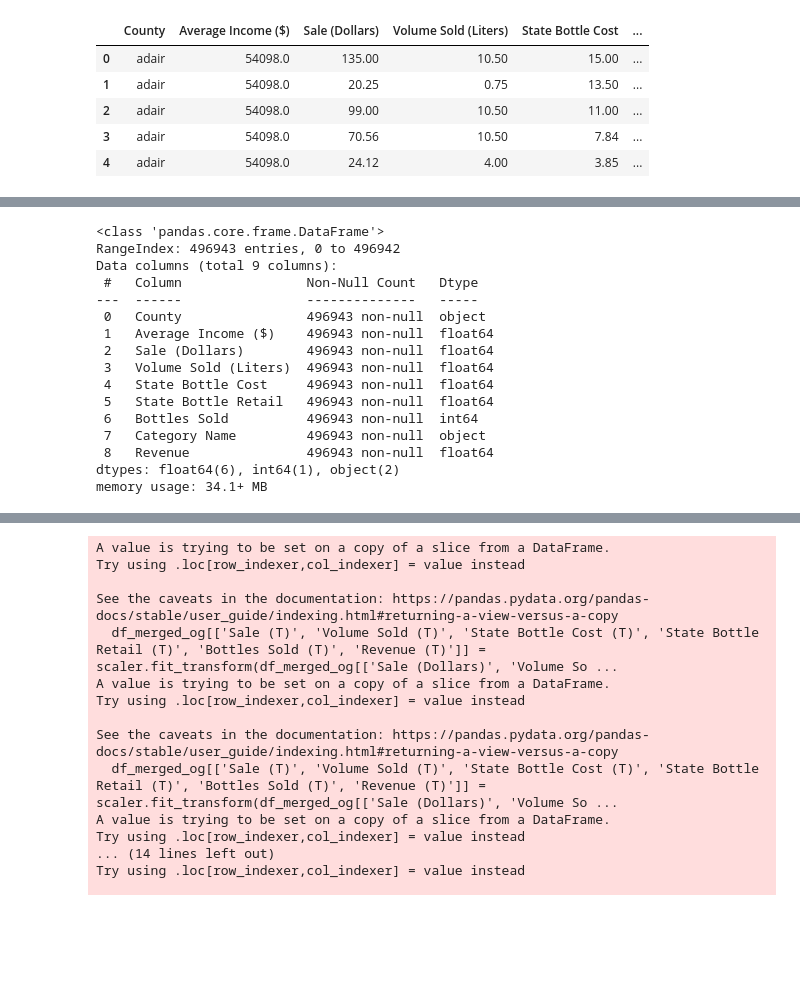
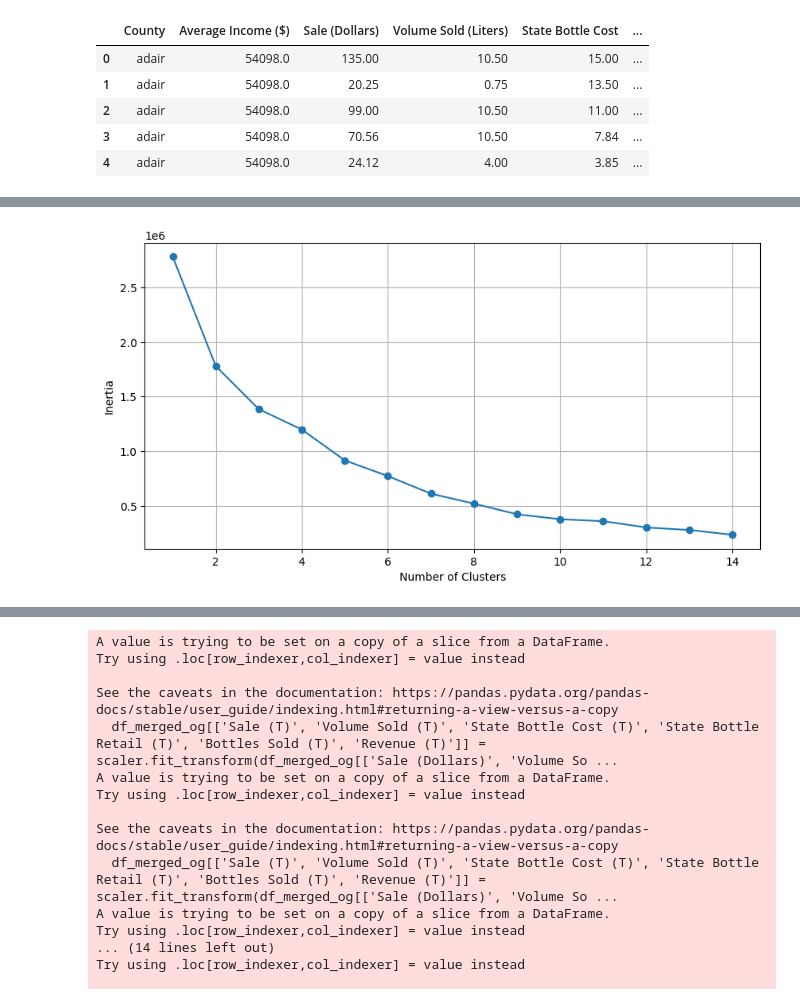
Before and after one commit to jtowgood/DAT490Capstone, a Jupyter notebook: Unsupervised_Learning.ipynb, the cells around one changed output, grey strips where cells are left out. Cells and saved outputs as stored; diff of their text form; code cells hidden in the pictures; blank space fills up the shorter version.

```diff
--- a/Unsupervised_Learning.ipynb
+++ b/Unsupervised_Learning.ipynb
@@ -78,3 +78,16 @@ df_merged.head()
 | 2 | adair | 54098.0 | 99.00 | 10.50 | 11.00 | ... |
 | 3 | adair | 54098.0 | 70.56 | 10.50 | 7.84 | ... |
 | 4 | adair | 54098.0 | 24.12 | 4.00 | 3.85 | ... |
+# %%
+#Perform PCA on data
+from sklearn.decomposition import PCA
+from sklearn.preprocessing import StandardScaler
+
+# Scale data using standard scaler
+df_scaled = pd.DataFrame(scaler.fit_transform(df_merged[['Sale (Dollars)', 'Volume Sold (Liters)', 'State Bottle Cost', 'State Bottle Retail', 'Bottles Sold', 'Revenue']]))
+#Convert to data frame
+# %%
+#Do PCA
+pca = PCA(n_components=2)
+df_pca = pd.DataFrame(pca.fit_transform(df_scaled), columns=['PC1', 'PC2'])
+df_pca.head()
@@ -275,21 +139,5 @@ plt.show()
-# %%
-#Go back to original dataset to create an autoencoder
-df_merged_og = df_merged[['County', 'Average Income ($)', 'Sale (Dollars)', 'Volume Sold (Liters)', 'State Bottle Cost', 'State Bottle Retail', 'Bottles Sold',
-                          'Category Name', 'Revenue']]
-# %% [output]
-<class 'pandas.core.frame.DataFrame'>
-RangeIndex: 496943 entries, 0 to 496942
-Data columns (total 9 columns):
- #   Column                Non-Null Count   Dtype
----  ------                --------------   -----
- 0   County                496943 non-null  object
- 1   Average Income ($)    496943 non-null  float64
- 2   Sale (Dollars)        496943 non-null  float64
- 3   Volume Sold (Liters)  496943 non-null  float64
- 4   State Bottle Cost     496943 non-null  float64
- 5   State Bottle Retail   496943 non-null  float64
- 6   Bottles Sold          496943 non-null  int64
- 7   Category Name         496943 non-null  object
- 8   Revenue               496943 non-null  float64
-dtypes: float64(6), int64(1), object(2)
-memory usage: 34.1+ MB
+# %%
+#Run kmeans optimizer on pca
+optimize_k_means(df_pca[['PC1', 'PC2']], 15)
+# %% [output]
+[figure, added]
```
Also changed, not shown: parts of 38 cells of this notebook.
